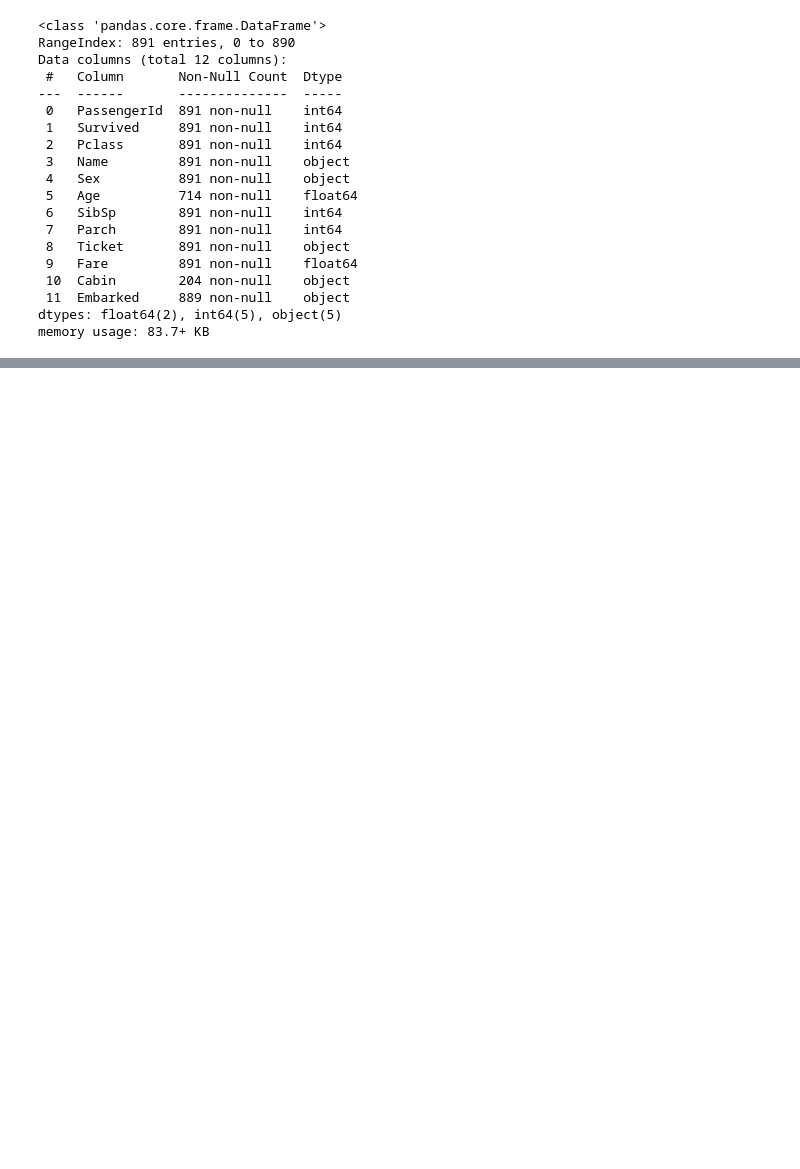
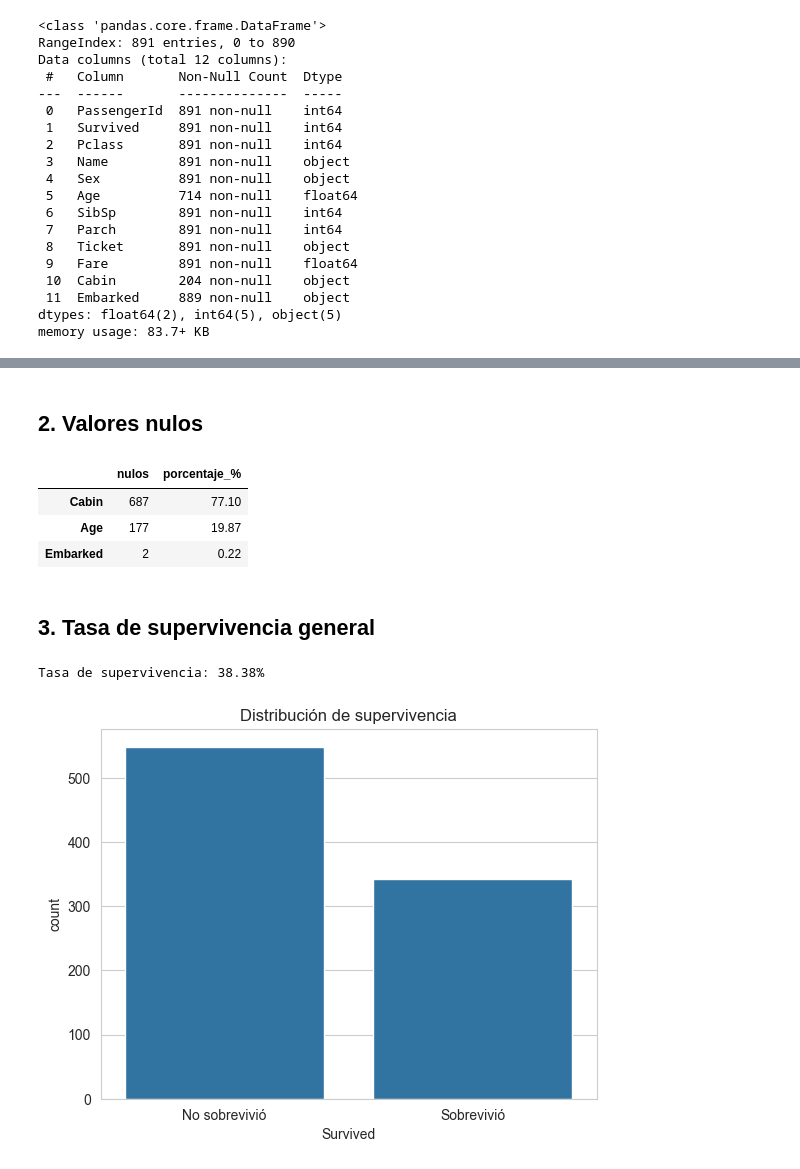
Before and after one commit to javiermoya2504/rendimientoEstudiantes, a Jupyter notebook: main.ipynb, the cells around one changed output, grey strips where cells are left out. Drawn from its saved outputs; the diff is of its cells as text; code cells hidden in the pictures; blank space fills up the shorter version.

```diff
--- a/main.ipynb
+++ b/main.ipynb
@@ -36,0 +59,29 @@ memory usage: 83.7+ KB
+# %% [markdown]
+## 2. Valores nulos
+# %%
+nulos = train.isnull().sum()
+porcentaje = (nulos / len(train) * 100).round(2)
+pd.DataFrame({'nulos': nulos, 'porcentaje_%': porcentaje}).query('nulos > 0').sort_values('nulos', ascending=False)
+# %% [output]
+|  | nulos | porcentaje_% |
+| Cabin | 687 | 77.10 |
+| Age | 177 | 19.87 |
+| Embarked | 2 | 0.22 |
+# %% [markdown]
+## 3. Tasa de supervivencia general
+# %%
+import matplotlib.pyplot as plt
+import seaborn as sns
+
+sns.set_style('whitegrid')
+
+tasa_supervivencia = train['Survived'].mean()
+print(f"Tasa de supervivencia: {tasa_supervivencia:.2%}")
+
+sns.countplot(data=train, x='Survived')
+plt.xticks([0, 1], ['No sobrevivió', 'Sobrevivió'])
+plt.title('Distribución de supervivencia')
+plt.show()
+# %% [output]
+Tasa de supervivencia: 38.38%
+[figure, added]
```
Also changed, not shown: parts of 11 cells of this notebook.
